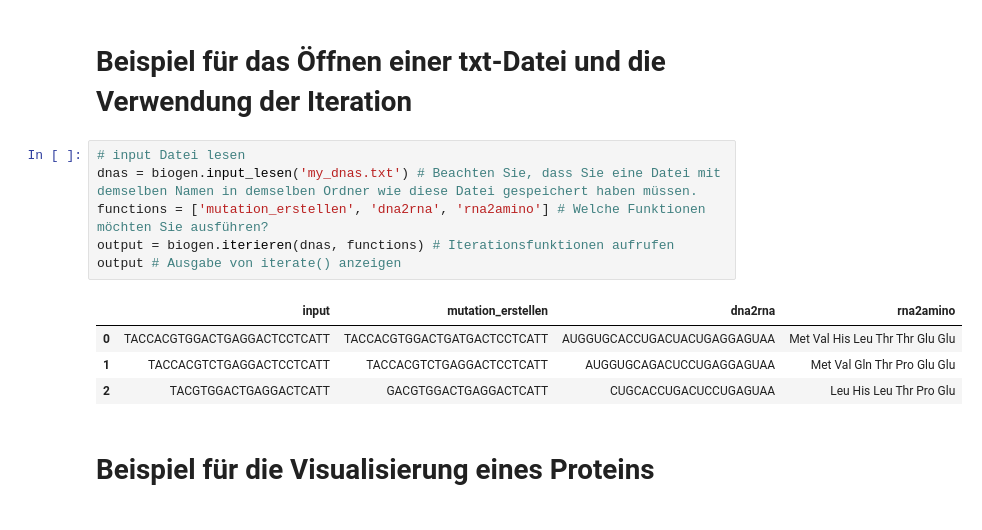
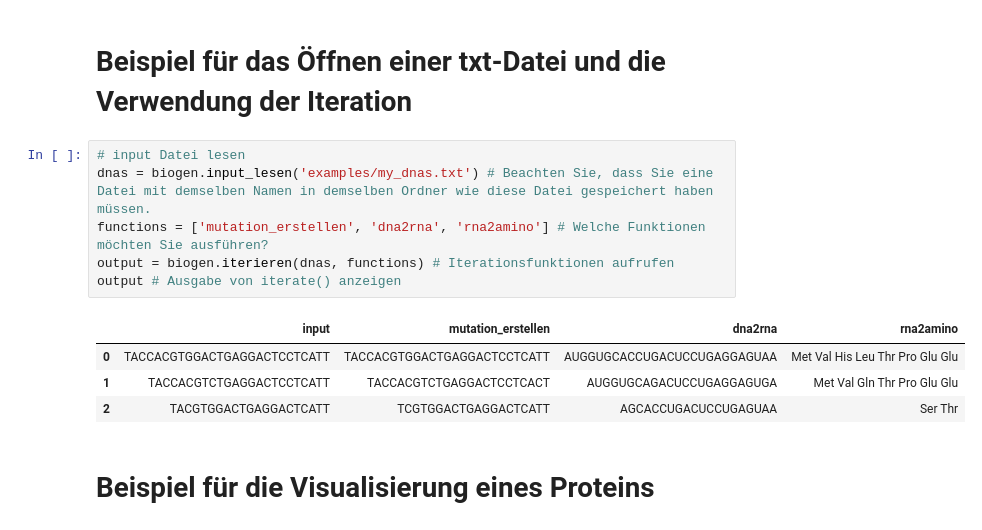
Before and after one commit to joanalnu/Genetics10, a Jupyter notebook: DE_Genetics10.ipynb, the cells around one changed output. Drawn from its saved outputs; the diff is of its cells as text.

```diff
--- a/DE_Genetics10.ipynb
+++ b/DE_Genetics10.ipynb
@@ -300,15 +296,15 @@ Difference in 15 base/amino
 # Beispiel für das Öffnen einer txt-Datei und die Verwendung der Iteration
 # %%
 # input Datei lesen
-dnas = biogen.input_lesen('my_dnas.txt') # Beachten Sie, dass Sie eine Datei mit demselben Namen in demselben Ordner wie diese Datei gespeichert haben müssen.
+dnas = biogen.input_lesen('examples/my_dnas.txt') # Beachten Sie, dass Sie eine Datei mit demselben Namen in demselben Ordner wie diese Datei gespeichert haben müssen.
 functions = ['mutation_erstellen', 'dna2rna', 'rna2amino'] # Welche Funktionen möchten Sie ausführen?
 output = biogen.iterieren(dnas, functions) # Iterationsfunktionen aufrufen
 output # Ausgabe von iterate() anzeigen
 # %% [output]
 |  | input | mutation_erstellen | dna2rna | rna2amino |
-| 0 | TACCACGTGGACTGAGGACTCCTCATT | TACCACGTGGACTGATGACTCCTCATT | AUGGUGCACCUGACUACUGAGGAGUAA | Met Val His Leu Thr Thr Glu Glu |
-| 1 | TACCACGTCTGAGGACTCCTCATT | TACCACGTCTGAGGACTCCTCATT | AUGGUGCAGACUCCUGAGGAGUAA | Met Val Gln Thr Pro Glu Glu |
-| 2 | TACGTGGACTGAGGACTCATT | GACGTGGACTGAGGACTCATT | CUGCACCUGACUCCUGAGUAA | Leu His Leu Thr Pro Glu |
+| 0 | TACCACGTGGACTGAGGACTCCTCATT | TACCACGTGGACTGAGGACTCCTCATT | AUGGUGCACCUGACUCCUGAGGAGUAA | Met Val His Leu Thr Pro Glu Glu |
+| 1 | TACCACGTCTGAGGACTCCTCATT | TACCACGTCTGAGGACTCCTCACT | AUGGUGCAGACUCCUGAGGAGUGA | Met Val Gln Thr Pro Glu Glu |
+| 2 | TACGTGGACTGAGGACTCATT | TCGTGGACTGAGGACTCATT | AGCACCUGACUCCUGAGUAA | Ser Thr |
 # %% [markdown]
 # Beispiel für die Visualisierung eines Proteins
 # %%
```
Also changed, not shown: parts of 2 cells of this notebook, 3 other files.
